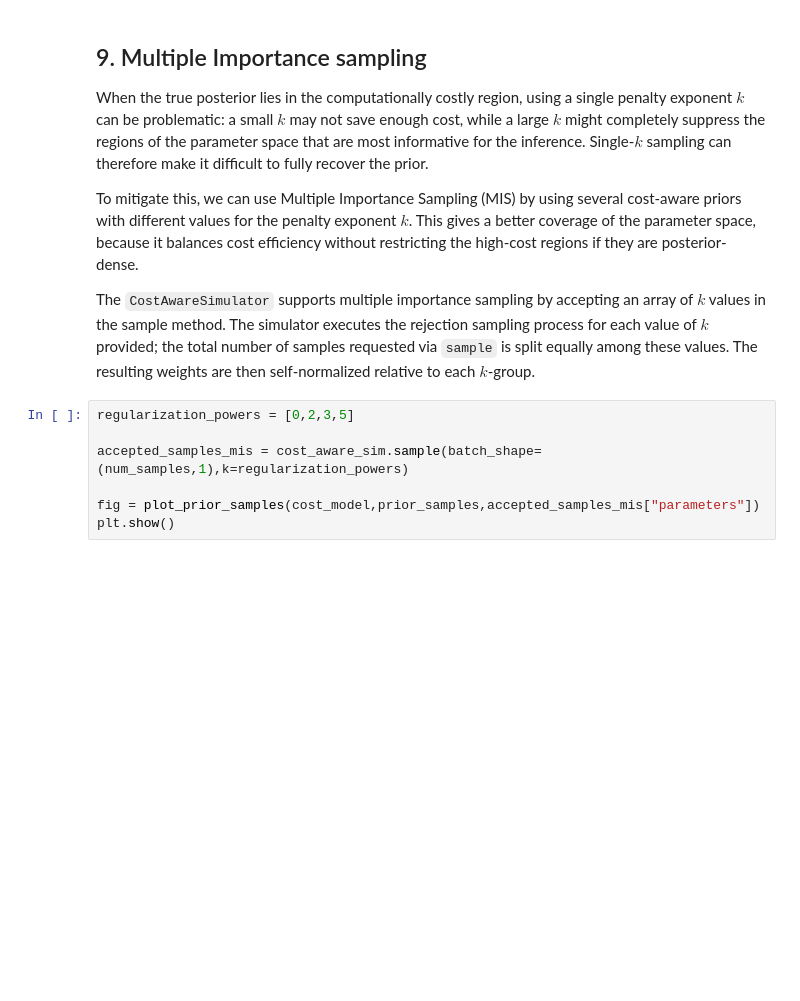
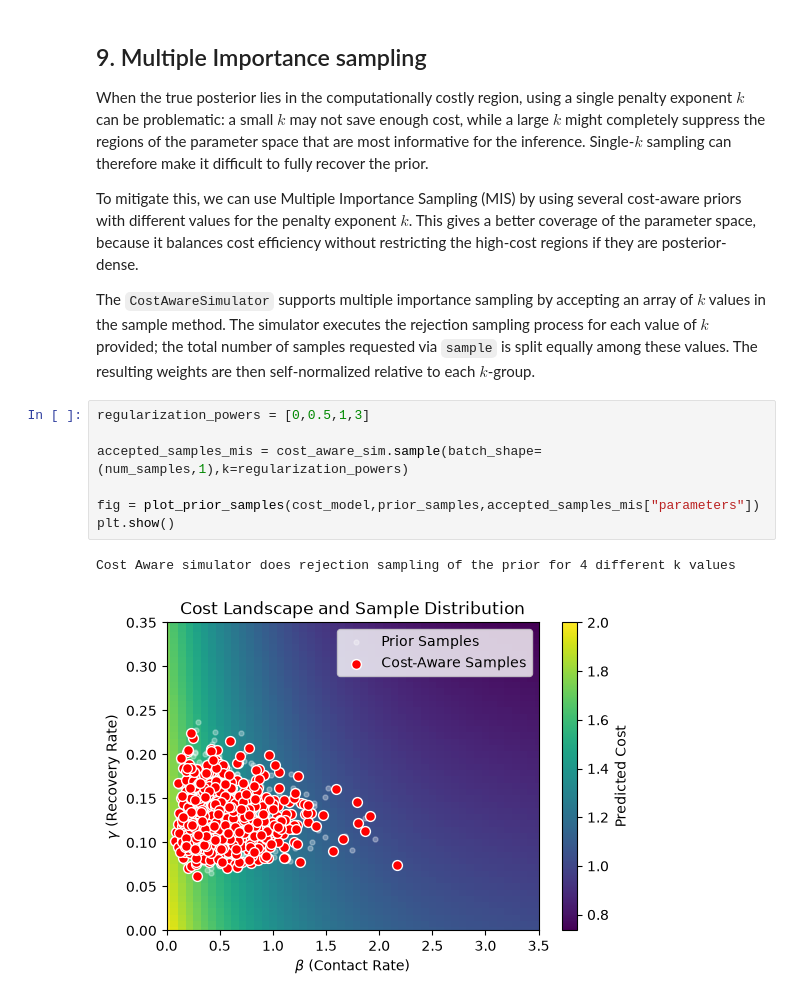
Before and after one commit to julia-sand/bayesflow, a Jupyter notebook: examples/Cost_Aware_Sampling.ipynb, the cells around one changed output. Saved outputs shown, nothing was run; the diff lists cells and outputs as text; blank space fills up the shorter version.

```diff
--- a/examples/Cost_Aware_Sampling.ipynb
+++ b/examples/Cost_Aware_Sampling.ipynb
@@ -301,12 +336,15 @@ To mitigate this, we can use Multiple Importance Sampling (MIS) by using several
 
 The `CostAwareSimulator` supports multiple importance sampling by accepting an array of $k$ values in the sample method. The simulator executes the rejection sampling process for each value of $k$ provided; the total number of samples requested via `sample` is split equally among these values. The resulting weights are then self-normalized relative to each $k$-group.
 # %%
-regularization_powers = [0,2,3,5]
+regularization_powers = [0,0.5,1,3]
 
 accepted_samples_mis = cost_aware_sim.sample(batch_shape=(num_samples,1),k=regularization_powers)
 
 fig = plot_prior_samples(cost_model,prior_samples,accepted_samples_mis["parameters"])
 plt.show()
+# %% [output]
+Cost Aware simulator does rejection sampling of the prior for 4 different k values
+[figure, added]
 # %%
 accepted_theta_mis = accepted_samples_mis["parameters"]
 
```
Also changed, not shown: parts of 15 cells of this notebook.
